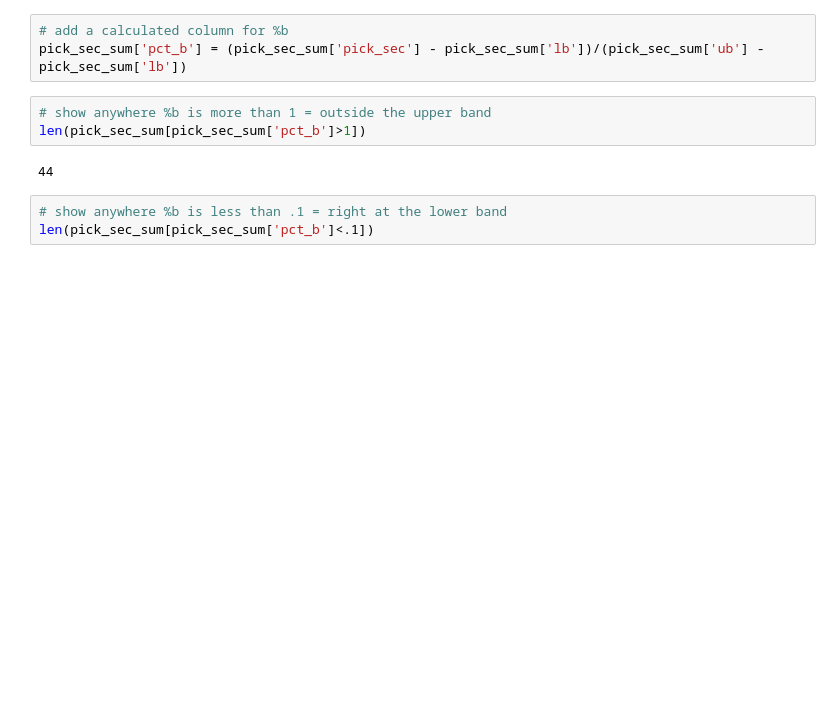
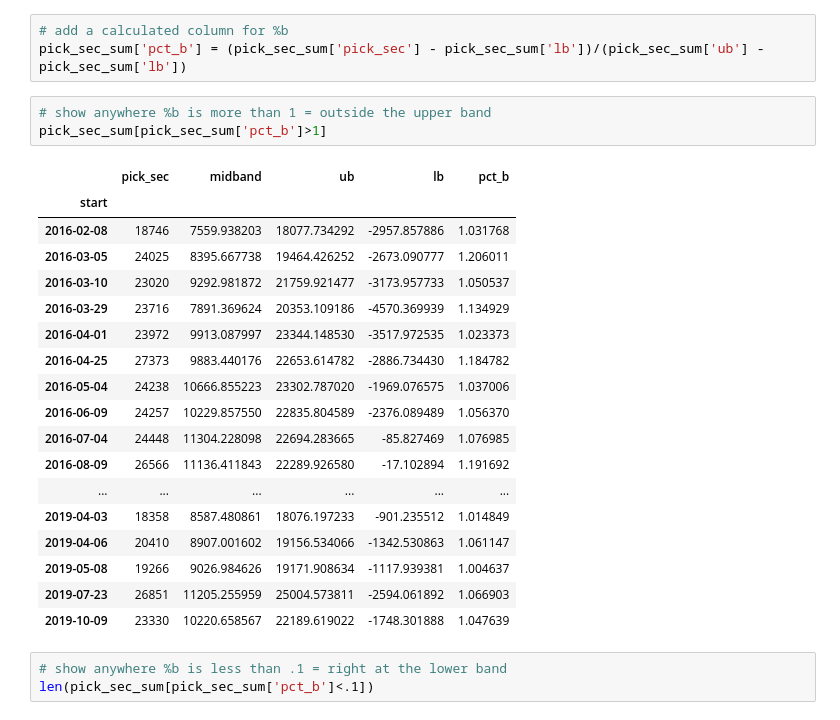
Before and after one commit to RyvynYoung/Supply_Chain, a Jupyter notebook: TS_exp_model.ipynb, the cells around one changed output. Saved outputs shown, nothing was run; the diff lists cells and outputs as text; blank space fills up the shorter version.

```diff
--- a/TS_exp_model.ipynb
+++ b/TS_exp_model.ipynb
@@ -400,9 +539,26 @@ pick_sec_sum.tail()
 pick_sec_sum['pct_b'] = (pick_sec_sum['pick_sec'] - pick_sec_sum['lb'])/(pick_sec_sum['ub'] - pick_sec_sum['lb'])
 # %%
 # show anywhere %b is more than 1 = outside the upper band
-len(pick_sec_sum[pick_sec_sum['pct_b']>1])
+pick_sec_sum[pick_sec_sum['pct_b']>1]
 # %% [output]
-44
+|  | pick_sec | midband | ub | lb | pct_b |
+| start |  |  |  |  |  |
+| 2016-02-08 | 18746 | 7559.938203 | 18077.734292 | -2957.857886 | 1.031768 |
+| 2016-03-05 | 24025 | 8395.667738 | 19464.426252 | -2673.090777 | 1.206011 |
+| 2016-03-10 | 23020 | 9292.981872 | 21759.921477 | -3173.957733 | 1.050537 |
+| 2016-03-29 | 23716 | 7891.369624 | 20353.109186 | -4570.369939 | 1.134929 |
+| 2016-04-01 | 23972 | 9913.087997 | 23344.148530 | -3517.972535 | 1.023373 |
+| 2016-04-25 | 27373 | 9883.440176 | 22653.614782 | -2886.734430 | 1.184782 |
+| 2016-05-04 | 24238 | 10666.855223 | 23302.787020 | -1969.076575 | 1.037006 |
+| 2016-06-09 | 24257 | 10229.857550 | 22835.804589 | -2376.089489 | 1.056370 |
+| 2016-07-04 | 24448 | 11304.228098 | 22694.283665 | -85.827469 | 1.076985 |
+| 2016-08-09 | 26566 | 11136.411843 | 22289.926580 | -17.102894 | 1.191692 |
+| ... | ... | ... | ... | ... | ... |
+| 2019-04-03 | 18358 | 8587.480861 | 18076.197233 | -901.235512 | 1.014849 |
+| 2019-04-06 | 20410 | 8907.001602 | 19156.534066 | -1342.530863 | 1.061147 |
+| 2019-05-08 | 19266 | 9026.984626 | 19171.908634 | -1117.939381 | 1.004637 |
+| 2019-07-23 | 26851 | 11205.255959 | 25004.573811 | -2594.061892 | 1.066903 |
+| 2019-10-09 | 23330 | 10220.658567 | 22189.619022 | -1748.301888 | 1.047639 |
 # %%
 # show anywhere %b is less than .1 = right at the lower band
 len(pick_sec_sum[pick_sec_sum['pct_b']<.1])
```
Also changed, not shown: parts of 18 cells of this notebook.
